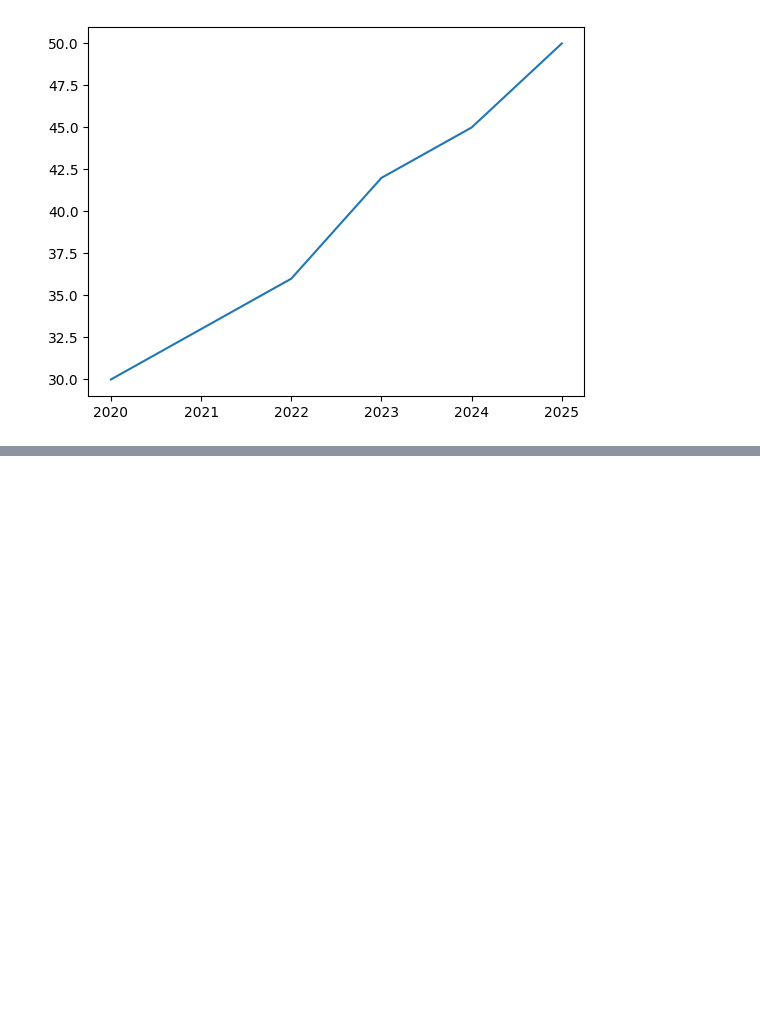
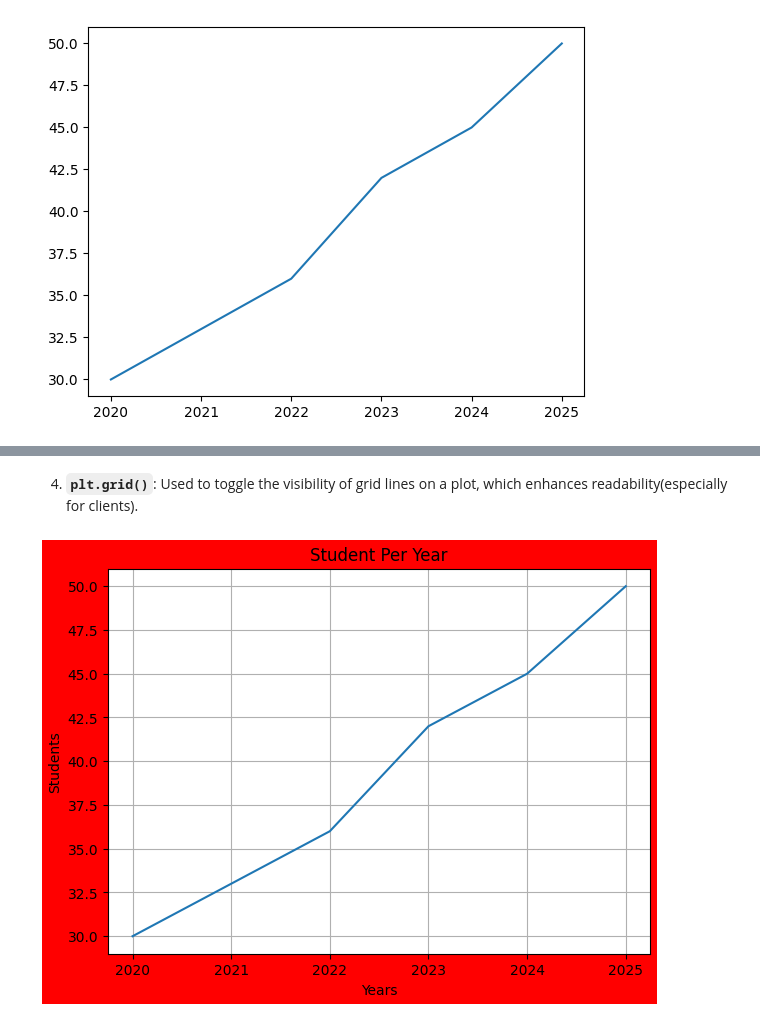
Before and after one commit to MoeedKhan-AMK/Matplotlib, a Jupyter notebook: code/intro.ipynb, the cells around one changed output, grey strips where cells are left out. Saved outputs shown, nothing was run; the diff lists cells and outputs as text; code cells hidden in the pictures; blank space fills up the shorter version.

```diff
--- a/code/intro.ipynb
+++ b/code/intro.ipynb
@@ -66,0 +121,17 @@ plt.show()
+# %% [markdown]
+4. **`plt.grid()`**: Used to toggle the visibility of grid lines on a plot, which enhances readability(especially for clients).
+# %%
+x = np.array([2020,2021,2022,2023,2024,2025])  #YEARS
+y = np.array([30, 33, 36, 42, 45, 50])  #students in class
+
+plt.figure(figsize=(7,5), linewidth=5, edgecolor='white', facecolor='red')
+plt.plot(x, y)
+plt.title('Student Per Year')
+plt.xlabel('Years')
+plt.ylabel('Students')
+
+plt.grid(True)
+
+plt.show()
+# %% [output]
+[figure, added]
```
Also changed, not shown: parts of 6 cells of this notebook.
